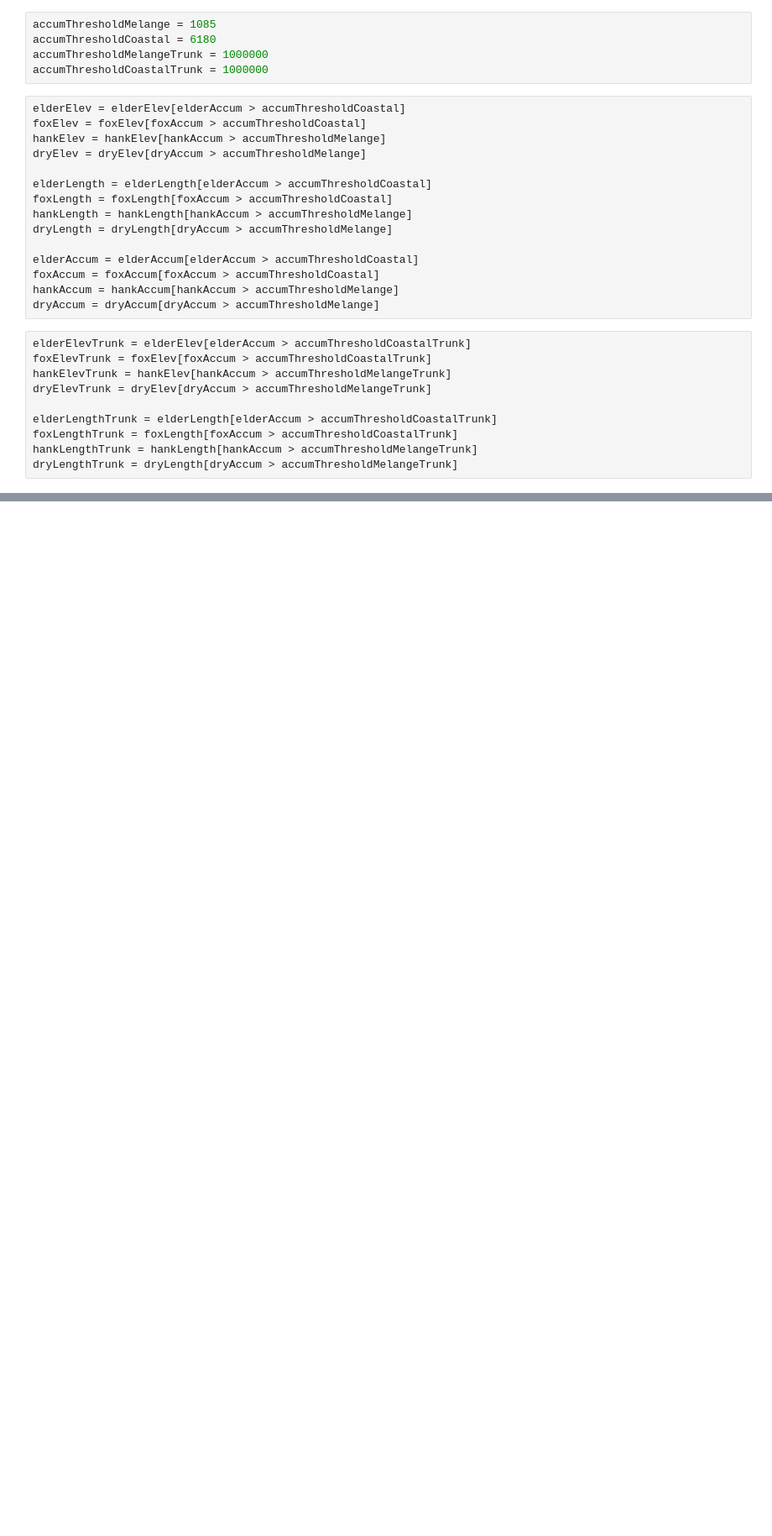
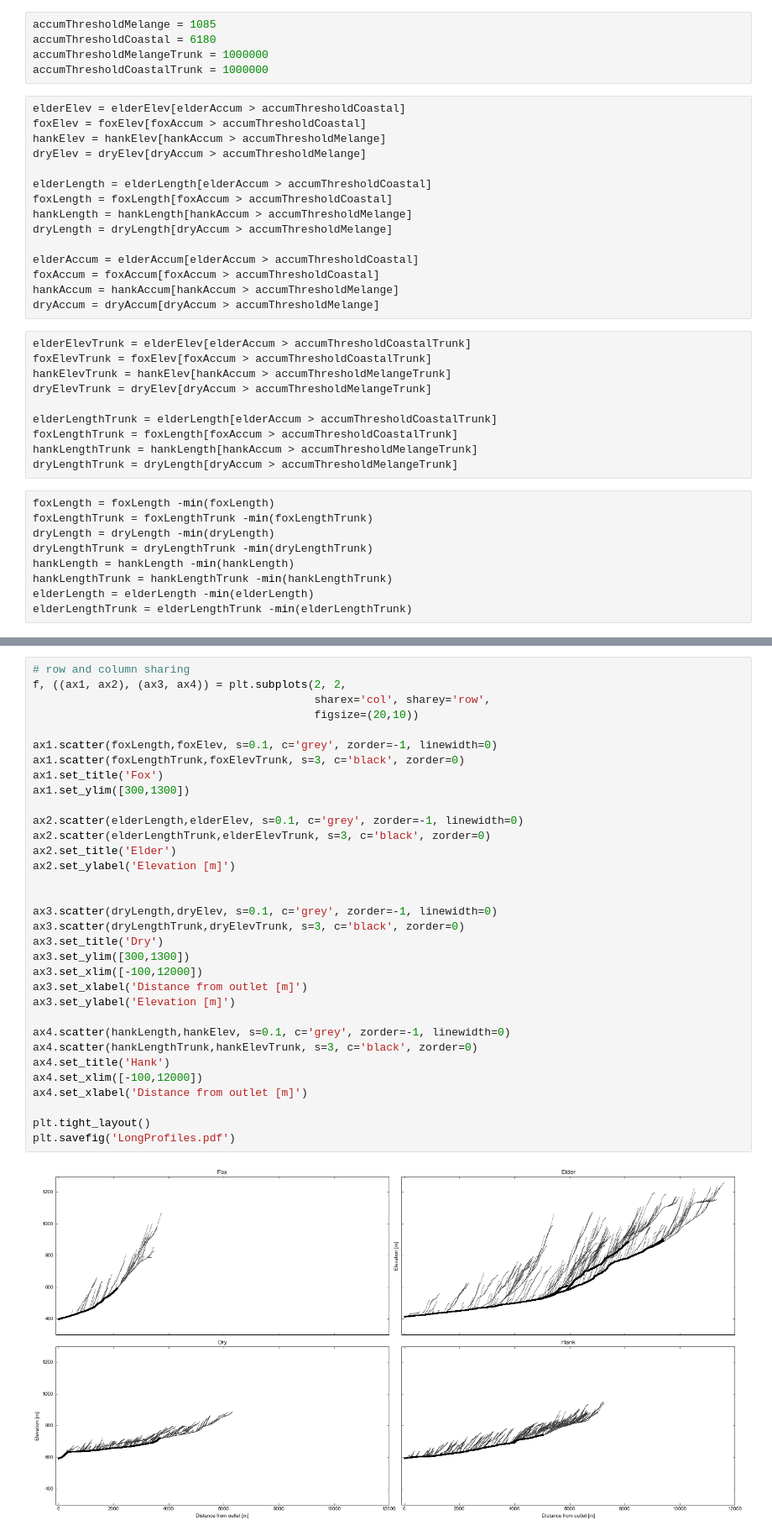
Before and after one commit to jessehahm/SlopeAreaAnalysis, a Jupyter notebook: Long Profile.ipynb, the cells around one changed output, grey strips where cells are left out. Shown at 84% size. Saved outputs shown, nothing was run; the diff lists cells and outputs as text; blank space fills up the shorter version.

```diff
--- a/Long Profile.ipynb
+++ b/Long Profile.ipynb
@@ -90,4 +90,13 @@ elderLengthTrunk = elderLength[elderAccum > accumThresholdCoastalTrunk]
 foxLengthTrunk = foxLength[foxAccum > accumThresholdCoastalTrunk]
 hankLengthTrunk = hankLength[hankAccum > accumThresholdMelangeTrunk]
 dryLengthTrunk = dryLength[dryAccum > accumThresholdMelangeTrunk]
+# %%
+foxLength = foxLength -min(foxLength)
+foxLengthTrunk = foxLengthTrunk -min(foxLengthTrunk)
+dryLength = dryLength -min(dryLength)
+dryLengthTrunk = dryLengthTrunk -min(dryLengthTrunk)
+hankLength = hankLength -min(hankLength)
+hankLengthTrunk = hankLengthTrunk -min(hankLengthTrunk)
+elderLength = elderLength -min(elderLength)
+elderLengthTrunk = elderLengthTrunk -min(elderLengthTrunk)
 # %%
@@ -118,0 +113,35 @@ plt.savefig('dry long profile.pdf')
+# %%
+# row and column sharing
+f, ((ax1, ax2), (ax3, ax4)) = plt.subplots(2, 2,
+                                           sharex='col', sharey='row',
+                                           figsize=(20,10))
+
+ax1.scatter(foxLength,foxElev, s=0.1, c='grey', zorder=-1, linewidth=0)
+ax1.scatter(foxLengthTrunk,foxElevTrunk, s=3, c='black', zorder=0)
+ax1.set_title('Fox')
+ax1.set_ylim([300,1300])
+
+ax2.scatter(elderLength,elderElev, s=0.1, c='grey', zorder=-1, linewidth=0)
+ax2.scatter(elderLengthTrunk,elderElevTrunk, s=3, c='black', zorder=0)
+ax2.set_title('Elder')
+ax2.set_ylabel('Elevation [m]')
+
+
+ax3.scatter(dryLength,dryElev, s=0.1, c='grey', zorder=-1, linewidth=0)
+ax3.scatter(dryLengthTrunk,dryElevTrunk, s=3, c='black', zorder=0)
+ax3.set_title('Dry')
+ax3.set_ylim([300,1300])
+ax3.set_xlim([-100,12000])
+ax3.set_xlabel('Distance from outlet [m]')
+ax3.set_ylabel('Elevation [m]')
+
+ax4.scatter(hankLength,hankElev, s=0.1, c='grey', zorder=-1, linewidth=0)
+ax4.scatter(hankLengthTrunk,hankElevTrunk, s=3, c='black', zorder=0)
+ax4.set_title('Hank')
+ax4.set_xlim([-100,12000])
+ax4.set_xlabel('Distance from outlet [m]')
+
+plt.tight_layout()
+plt.savefig('LongProfiles.pdf')
+# %% [output]
+[figure, added]
```
Also changed, not shown: parts of 2 cells of this notebook, 1 other file.
